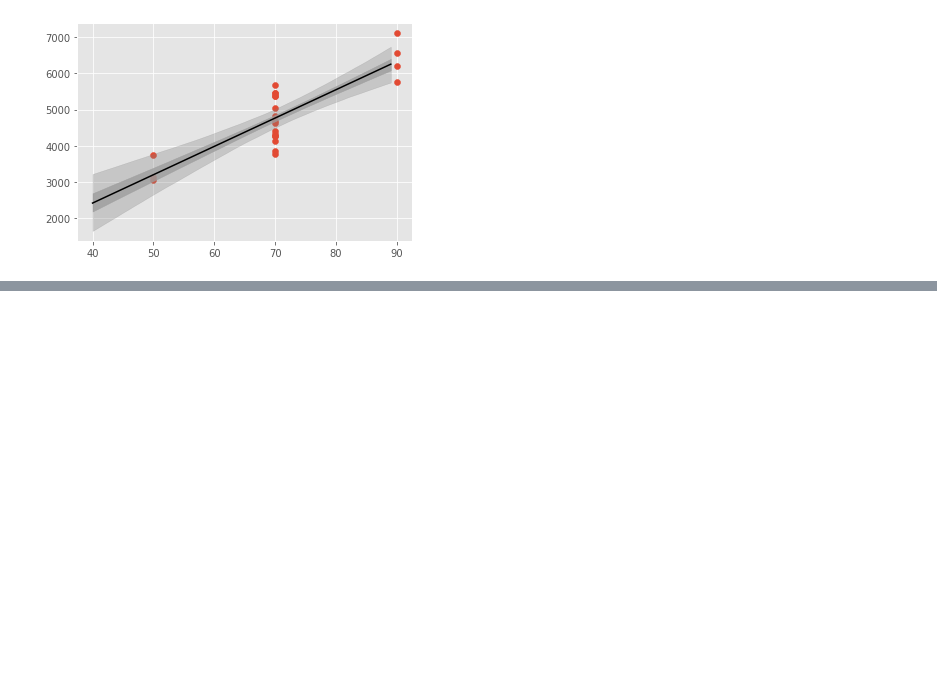
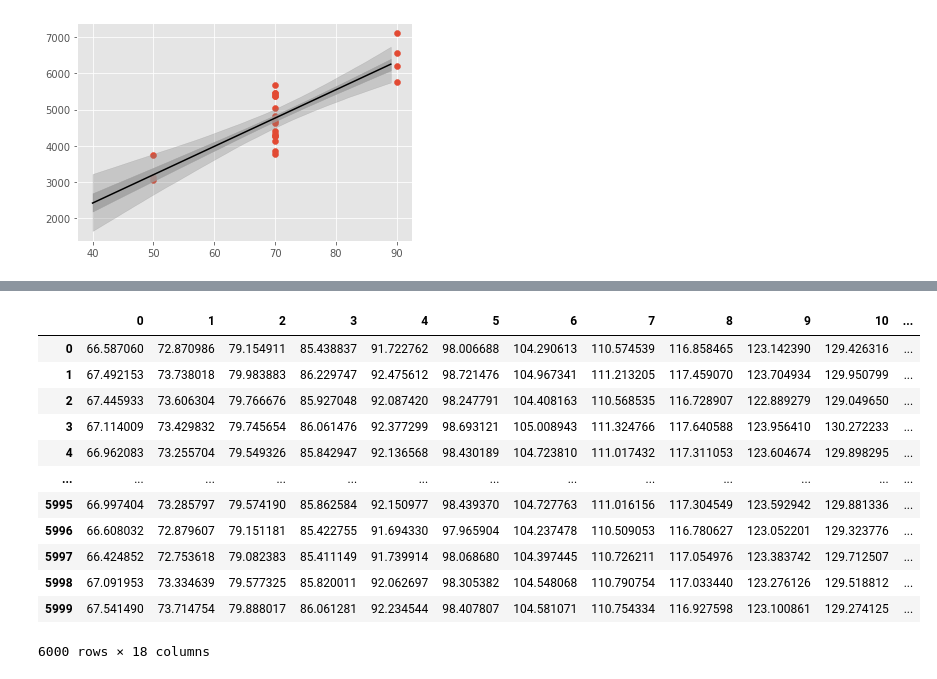
Before and after one commit to yocchans3/PyStan_practices, a Jupyter notebook: 210407_復習.ipynb, the cells around one changed output, grey strips where cells are left out. Cells and saved outputs as stored; diff of their text form; code cells hidden in the pictures; blank space fills up the shorter version.

```diff
--- a/210407_復習.ipynb
+++ b/210407_復習.ipynb
@@ -162,0 +281,16 @@ plt.plot(X_s, y, color="k")
+# %%
+df_b
+# %% [output]
+|  | 0 | 1 | 2 | 3 | 4 | 5 | 6 | 7 | 8 | 9 | 10 | ... |
+| 0 | 66.587060 | 72.870986 | 79.154911 | 85.438837 | 91.722762 | 98.006688 | 104.290613 | 110.574539 | 116.858465 | 123.142390 | 129.426316 | ... |
+| 1 | 67.492153 | 73.738018 | 79.983883 | 86.229747 | 92.475612 | 98.721476 | 104.967341 | 111.213205 | 117.459070 | 123.704934 | 129.950799 | ... |
+| 2 | 67.445933 | 73.606304 | 79.766676 | 85.927048 | 92.087420 | 98.247791 | 104.408163 | 110.568535 | 116.728907 | 122.889279 | 129.049650 | ... |
+| 3 | 67.114009 | 73.429832 | 79.745654 | 86.061476 | 92.377299 | 98.693121 | 105.008943 | 111.324766 | 117.640588 | 123.956410 | 130.272233 | ... |
+| 4 | 66.962083 | 73.255704 | 79.549326 | 85.842947 | 92.136568 | 98.430189 | 104.723810 | 111.017432 | 117.311053 | 123.604674 | 129.898295 | ... |
+| ... | ... | ... | ... | ... | ... | ... | ... | ... | ... | ... | ... | ... |
+| 5995 | 66.997404 | 73.285797 | 79.574190 | 85.862584 | 92.150977 | 98.439370 | 104.727763 | 111.016156 | 117.304549 | 123.592942 | 129.881336 | ... |
+| 5996 | 66.608032 | 72.879607 | 79.151181 | 85.422755 | 91.694330 | 97.965904 | 104.237478 | 110.509053 | 116.780627 | 123.052201 | 129.323776 | ... |
+| 5997 | 66.424852 | 72.753618 | 79.082383 | 85.411149 | 91.739914 | 98.068680 | 104.397445 | 110.726211 | 117.054976 | 123.383742 | 129.712507 | ... |
+| 5998 | 67.091953 | 73.334639 | 79.577325 | 85.820011 | 92.062697 | 98.305382 | 104.548068 | 110.790754 | 117.033440 | 123.276126 | 129.518812 | ... |
+| 5999 | 67.541490 | 73.714754 | 79.888017 | 86.061281 | 92.234544 | 98.407807 | 104.581071 | 110.754334 | 116.927598 | 123.100861 | 129.274125 | ... |
+6000 rows × 18 columns
```
Also changed, not shown: parts of 18 cells of this notebook.
